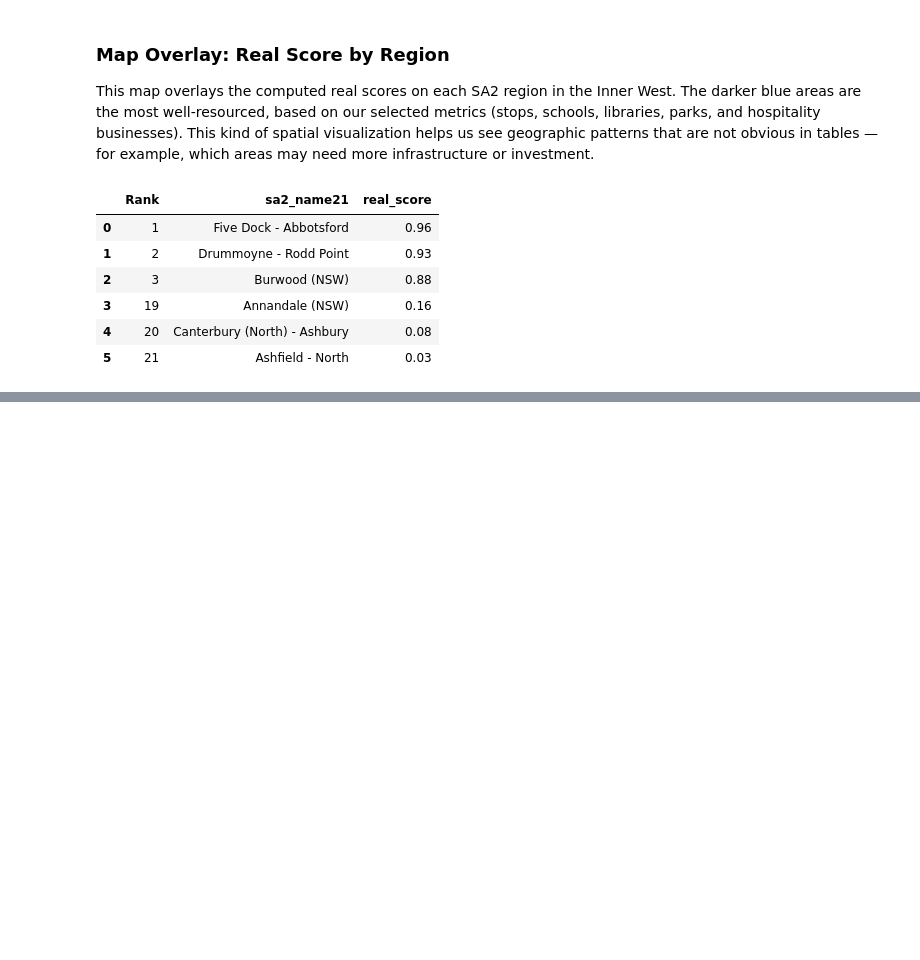
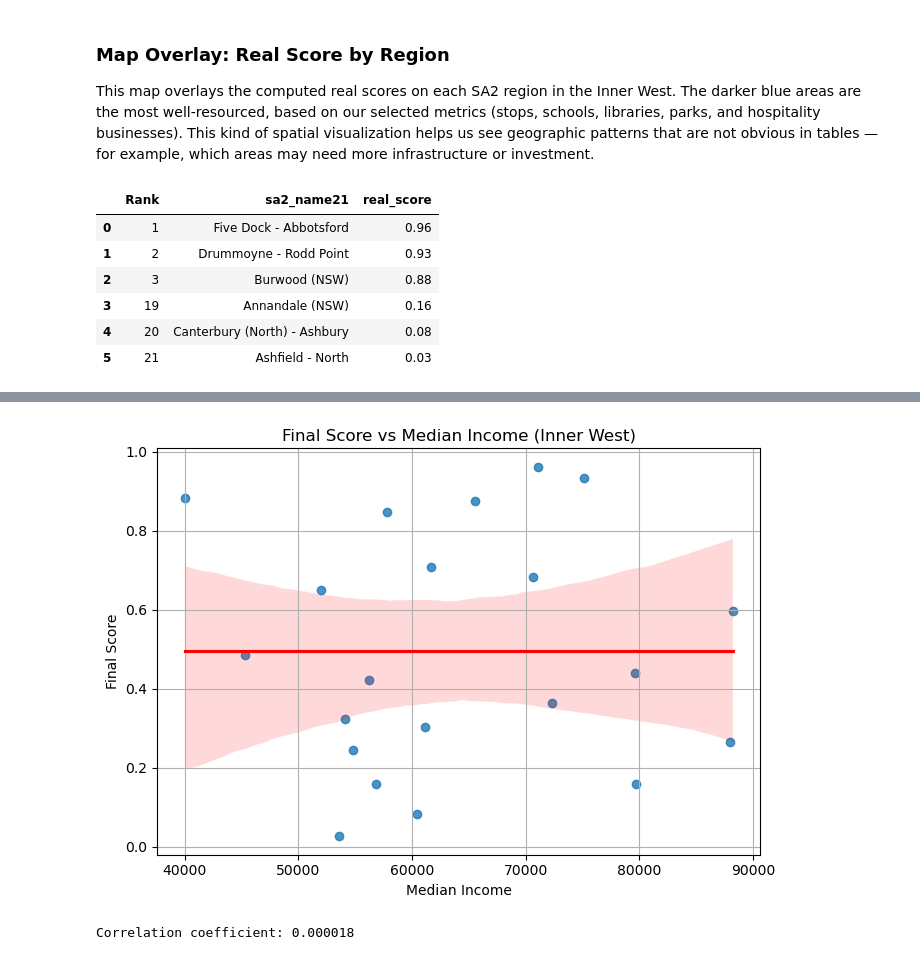
Before and after one commit to Katherine-Kong/DATA2001-A, a Jupyter notebook: Kathy.ipynb, the cells around one changed output, grey strips where cells are left out. Saved outputs shown, nothing was run; the diff lists cells and outputs as text; code cells hidden in the pictures; blank space fills up the shorter version.

```diff
--- a/Kathy.ipynb
+++ b/Kathy.ipynb
@@ -785,3 +788,14 @@ top_bottom_table
 | 3 | 19 | Annandale (NSW) | 0.16 |
 | 4 | 20 | Canterbury (North) - Ashbury | 0.08 |
 | 5 | 21 | Ashfield - North | 0.03 |
+# %%
+import matplotlib.pyplot as plt
+import seaborn as sns
+from scipy.stats import pearsonr
+
+income = pd.read_csv("i_cleaned.csv")
+final_scores["sa2_code21"] = final_scores["sa2_code21"].astype(str)
+income["sa2_code"] = income["sa2_code"].astype(str)
+
+merged = final_scores.merge(income, left_on="sa2_code21", right_on="sa2_code", how="left")
+merged
@@ -787,0 +820,17 @@ top_bottom_table
+# %%
+corr_data = merged[["sa2_name21", "real_score", "median_income"]].dropna()
+
+plt.figure(figsize=(7, 5))
+sns.regplot(data=corr_data, x="median_income", y="real_score", line_kws={"color": "red"})
+plt.title("Final Score vs Median Income (Inner West)")
+plt.xlabel("Median Income")
+plt.ylabel("Final Score")
+plt.grid(True)
+plt.tight_layout()
+plt.show()
+
+correlation = merged["real_score"].corr(merged["median_income"])
+print(f"Correlation coefficient: {correlation:.6f}")
+# %% [output]
+[figure, added]
+Correlation coefficient: 0.000018
```
Also changed, not shown: parts of 2 cells of this notebook, 4 other files.
